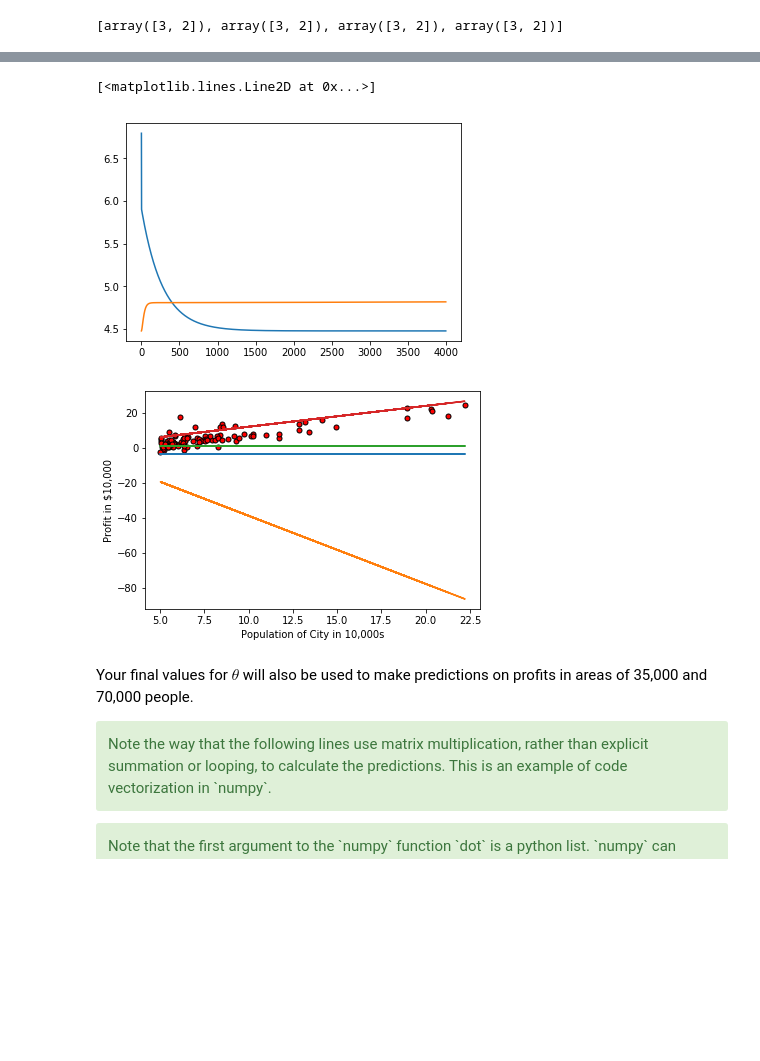
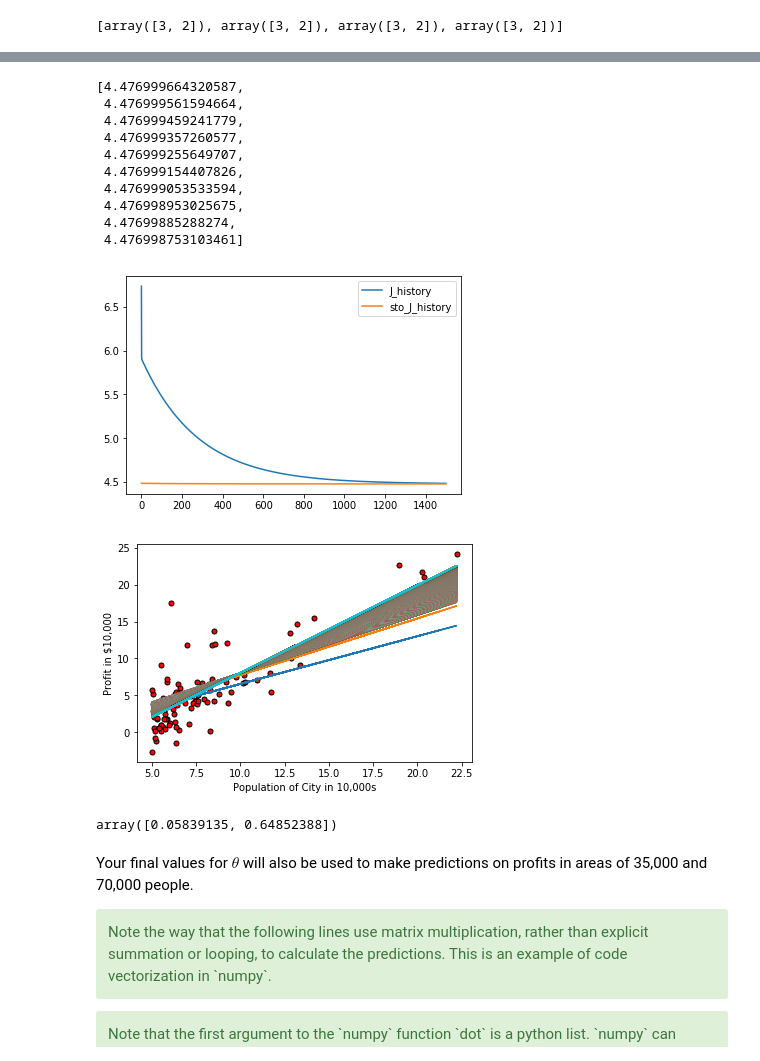
Before and after one commit to Dannynis/DL-ML-DSP, a Jupyter notebook: ml-coursera-python-assignments-master/Exercise1/exercise1.ipynb, the cells around one changed output, grey strips where cells are left out. Saved outputs shown, nothing was run; the diff lists cells and outputs as text; code cells hidden in the pictures; blank space fills up the shorter version.

```diff
--- a/ml-coursera-python-assignments-master/Exercise1/exercise1.ipynb
+++ b/ml-coursera-python-assignments-master/Exercise1/exercise1.ipynb
@@ -557,7 +557,7 @@ After you are finished call the implemented `gradientDescent` function and print
 theta = np.zeros(2)
 
 # some gradient descent settings
-iterations = 4000
+iterations = 1500
 alpha = 0.01
 
 theta, J_history, theta_history = gradientDescent(X ,y, theta, alpha, iterations)
@@ -625,15 +638,32 @@ pyplot.legend(['Training data', 'Linear regression']);
+# %%
+sto_J_history[-10:]
+# %% [output]
+[4.476999664320587,
+ 4.476999561594664,
+ 4.476999459241779,
+ 4.476999357260577,
+ 4.476999255649707,
+ 4.476999154407826,
+ 4.476999053533594,
+ 4.476998953025675,
+ 4.47699885288274,
+ 4.476998753103461]
 # %%
 pyplot.plot(J_history)
 pyplot.plot(sto_J_history)
+pyplot.legend(['J_history', 'sto_J_history']);
 # %% [output]
-[<matplotlib.lines.Line2D at 0x...>]
-[figure, old version]
+[figure, new version]
 # %%
 plotData(X[:, 1], y)
-for theta in theta_history[0]:
+for theta in theta_history:
     pyplot.plot(X[:, 1], np.dot(X, theta), '-')
 # %% [output]
-[figure, old version]
+[figure, new version]
+# %%
+theta_history[0]
+# %% [output]
+array([0.05839135, 0.64852388])
 # %% [markdown]
 Your final values for $\theta$ will also be used to make predictions on profits in areas of 35,000 and 70,000 people.
 
```
Also changed, not shown: parts of 7 cells of this notebook.
